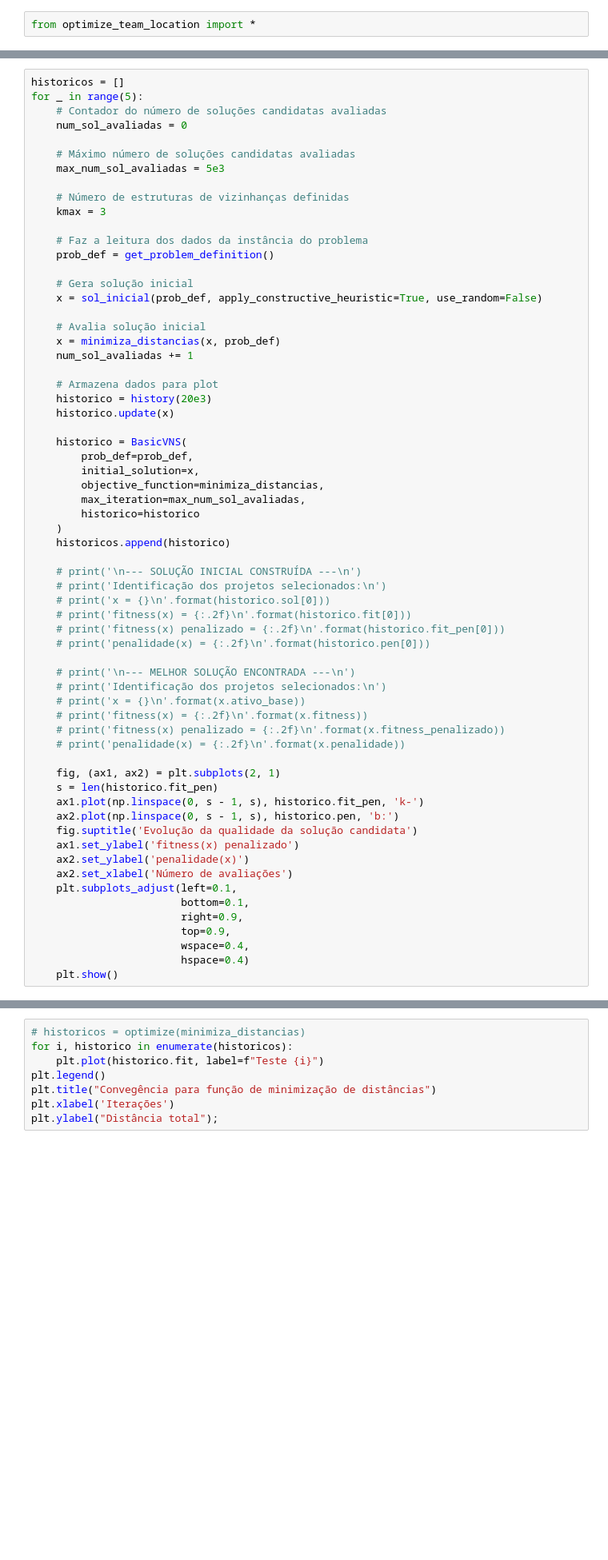
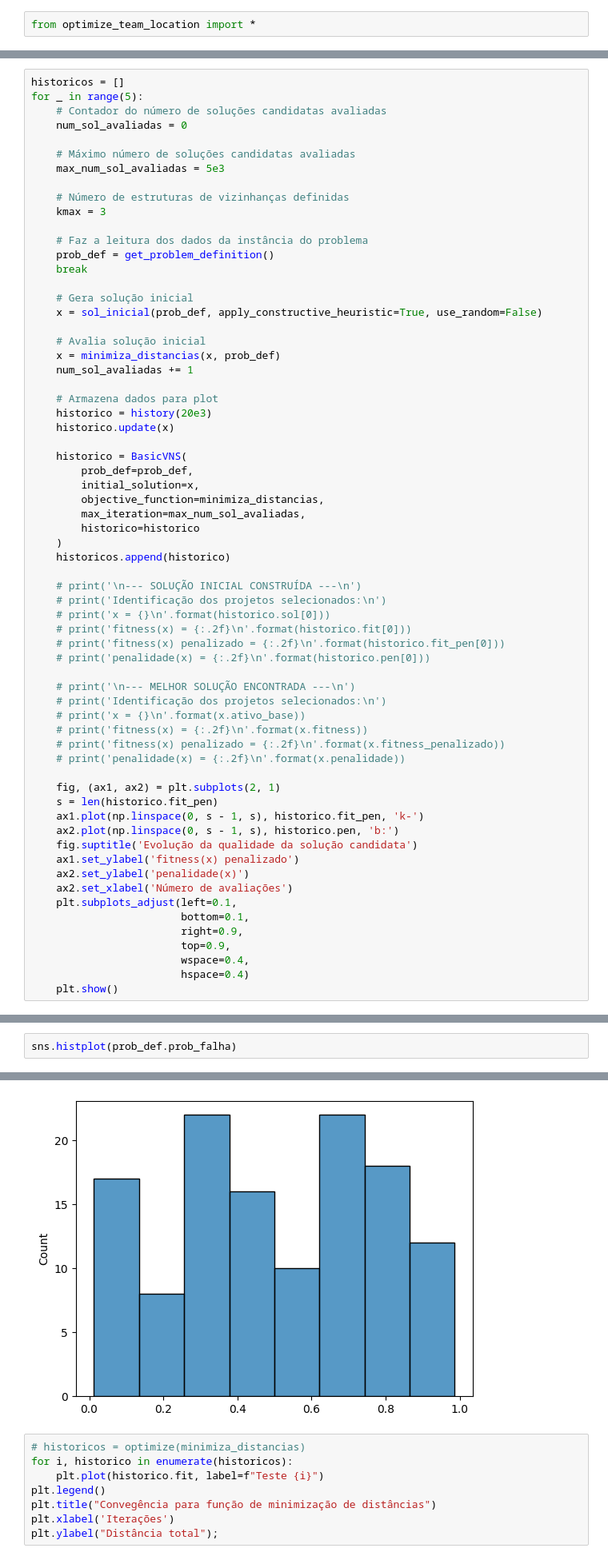
Before and after one commit to MatheusCascalho/teoria_decisao, a Jupyter notebook: rascunho_2.ipynb, the cells around one changed output, grey strips where cells are left out. Shown at 80% size. Cells and saved outputs as stored; diff of their text form; blank space fills up the shorter version.

```diff
--- a/rascunho_2.ipynb
+++ b/rascunho_2.ipynb
@@ -52,6 +57,7 @@ for _ in range(5):
 
     # Faz a leitura dos dados da instância do problema
     prob_def = get_problem_definition()
+    break
 
     # Gera solução inicial
     x = sol_inicial(prob_def, apply_constructive_heuristic=True, use_random=False)
@@ -109,0 +111,3 @@ for _ in range(5):
+# %%
+sns.histplot(prob_def.prob_falha)
+# %% [output]
@@ -110,3 +115,4 @@ for _ in range(5):
+[figure, added]
 # %%
 # historicos = optimize(minimiza_distancias)
 for i, historico in enumerate(historicos):
```
Also changed, not shown: parts of 5 cells of this notebook, 2 other files.
